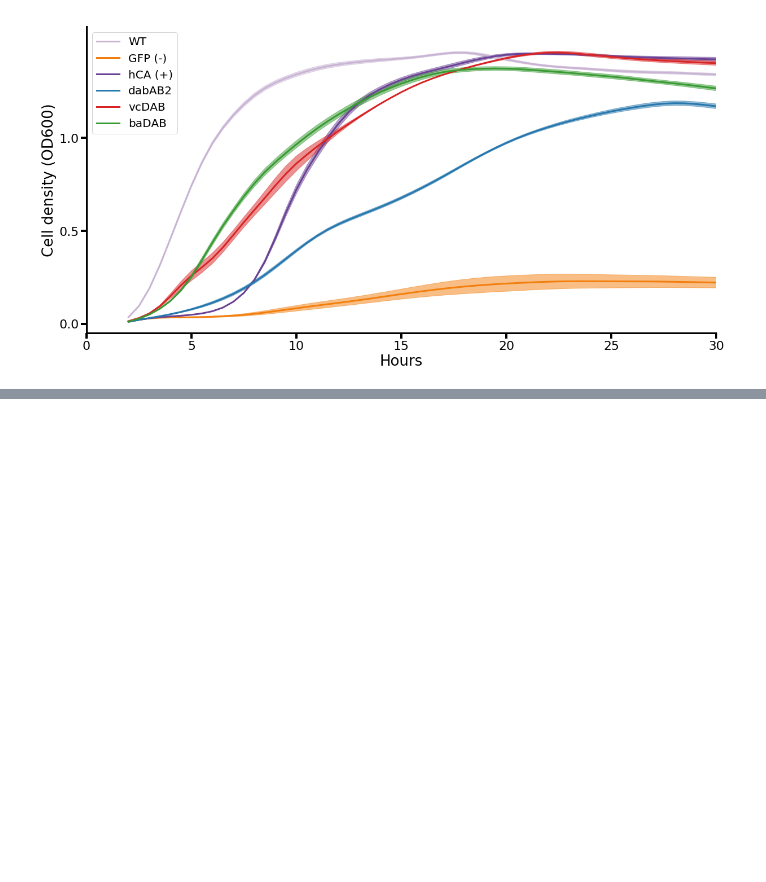
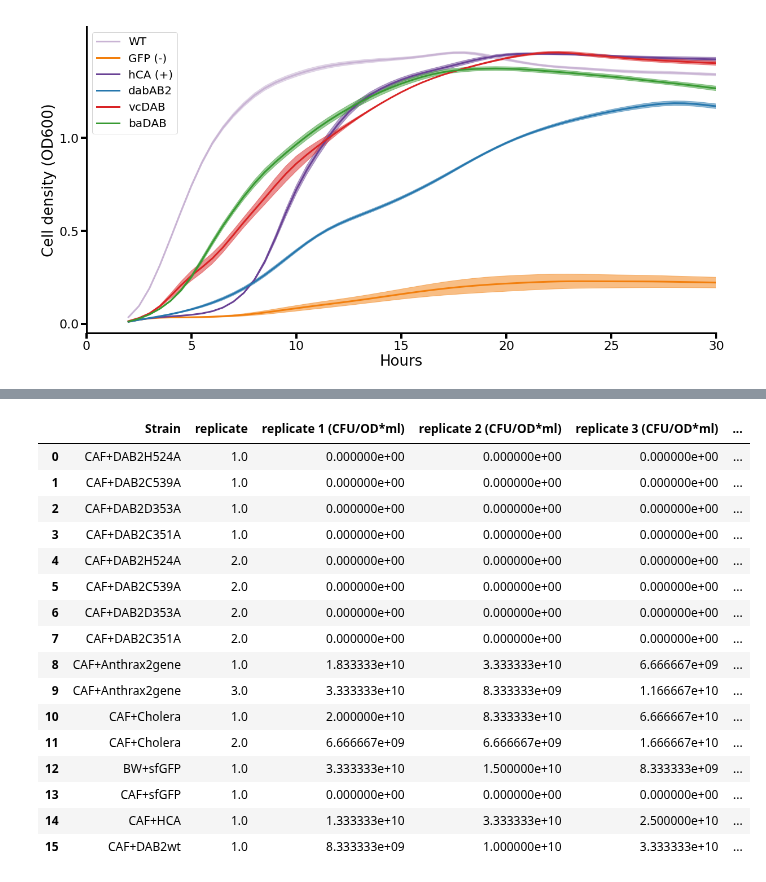
Before and after one commit to jackdesmarais/DabTransporterPaper, a Jupyter notebook: scripts/HomologRescue.ipynb, the cells around one changed output, grey strips where cells are left out. Saved outputs shown, nothing was run; the diff lists cells and outputs as text; code cells hidden in the pictures; blank space fills up the shorter version.

```diff
--- a/scripts/HomologRescue.ipynb
+++ b/scripts/HomologRescue.ipynb
@@ -328,0 +350,20 @@ pval for comparison of CAF+Anthrax2gene and CAF+sfGFP is: 1.84E-04
+# %%
+toMix
+# %% [output]
+|  | Strain | replicate | replicate 1 (CFU/OD*ml) | replicate 2 (CFU/OD*ml) | replicate 3 (CFU/OD*ml) | ... |
+| 0 | CAF+DAB2H524A | 1.0 | 0.000000e+00 | 0.000000e+00 | 0.000000e+00 | ... |
+| 1 | CAF+DAB2C539A | 1.0 | 0.000000e+00 | 0.000000e+00 | 0.000000e+00 | ... |
+| 2 | CAF+DAB2D353A | 1.0 | 0.000000e+00 | 0.000000e+00 | 0.000000e+00 | ... |
+| 3 | CAF+DAB2C351A | 1.0 | 0.000000e+00 | 0.000000e+00 | 0.000000e+00 | ... |
+| 4 | CAF+DAB2H524A | 2.0 | 0.000000e+00 | 0.000000e+00 | 0.000000e+00 | ... |
+| 5 | CAF+DAB2C539A | 2.0 | 0.000000e+00 | 0.000000e+00 | 0.000000e+00 | ... |
+| 6 | CAF+DAB2D353A | 2.0 | 0.000000e+00 | 0.000000e+00 | 0.000000e+00 | ... |
+| 7 | CAF+DAB2C351A | 2.0 | 0.000000e+00 | 0.000000e+00 | 0.000000e+00 | ... |
+| 8 | CAF+Anthrax2gene | 1.0 | 1.833333e+10 | 3.333333e+10 | 6.666667e+09 | ... |
+| 9 | CAF+Anthrax2gene | 3.0 | 3.333333e+10 | 8.333333e+09 | 1.166667e+10 | ... |
+| 10 | CAF+Cholera | 1.0 | 2.000000e+10 | 8.333333e+10 | 6.666667e+10 | ... |
+| 11 | CAF+Cholera | 2.0 | 6.666667e+09 | 6.666667e+09 | 1.666667e+10 | ... |
+| 12 | BW+sfGFP | 1.0 | 3.333333e+10 | 1.500000e+10 | 8.333333e+09 | ... |
+| 13 | CAF+sfGFP | 1.0 | 0.000000e+00 | 0.000000e+00 | 0.000000e+00 | ... |
+| 14 | CAF+HCA | 1.0 | 1.333333e+10 | 3.333333e+10 | 2.500000e+10 | ... |
+| 15 | CAF+DAB2wt | 1.0 | 8.333333e+09 | 1.000000e+10 | 3.333333e+10 | ... |
```
Also changed, not shown: parts of 3 cells of this notebook, 39 other files.
